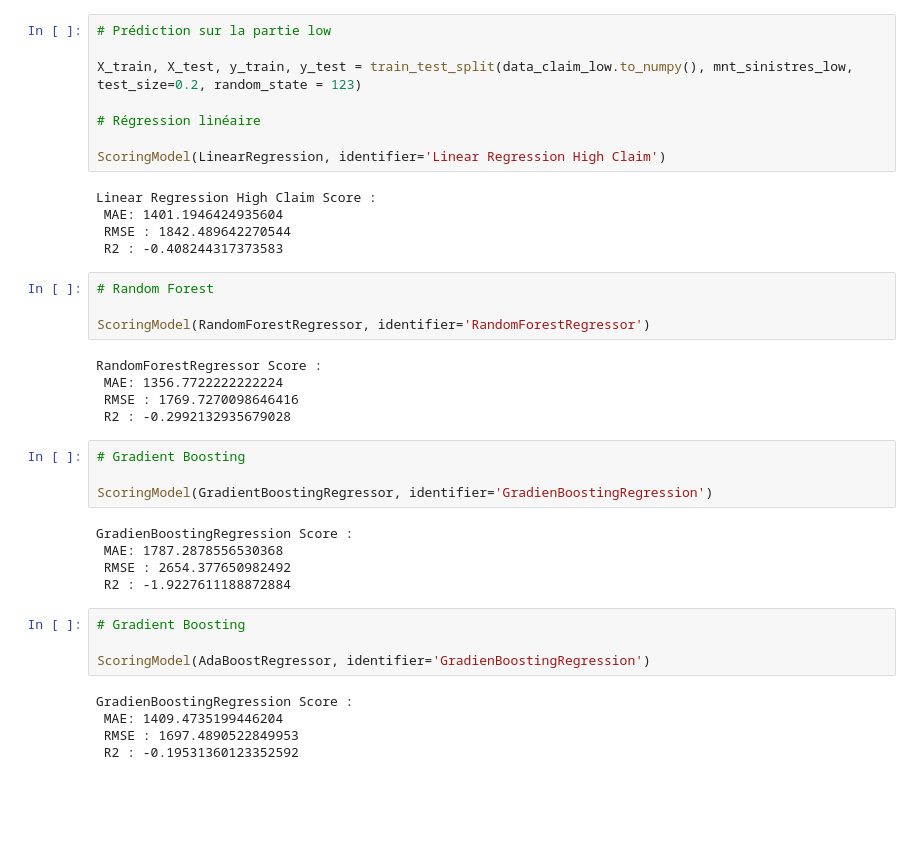
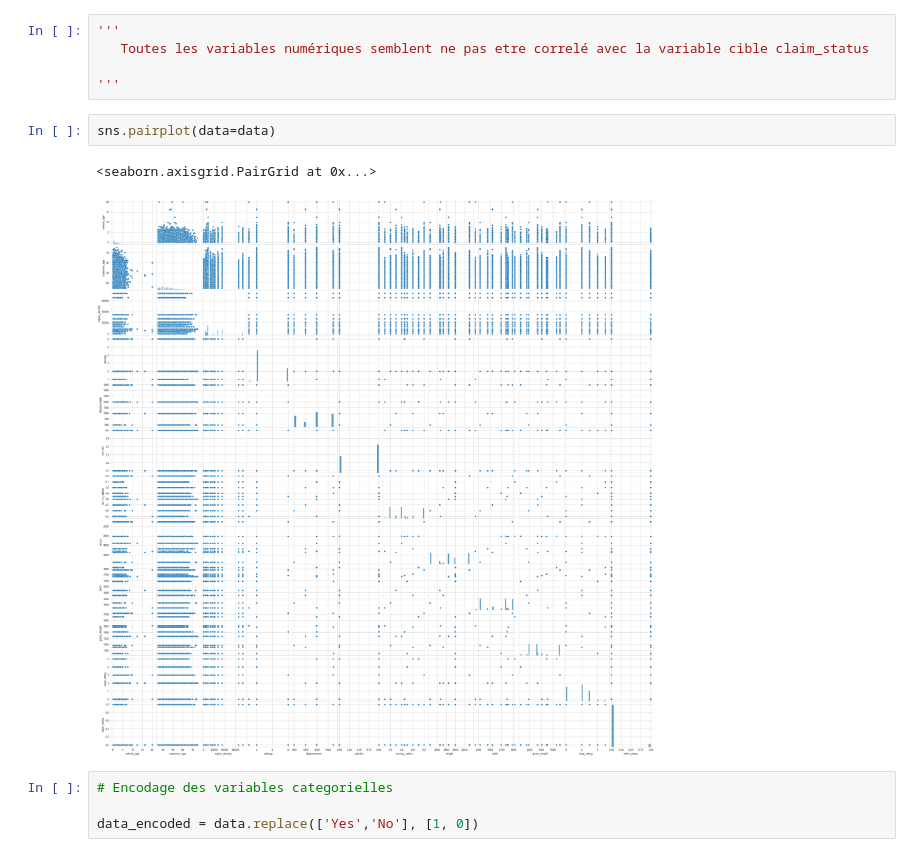
Before and after one commit to Aurami11/ml_tarification_classification, a Jupyter notebook: ml_tarification_auto.ipynb, the cells around one changed output. Drawn from its saved outputs; the diff is of its cells as text; blank space fills up the shorter version.

```diff
--- a/ml_tarification_auto.ipynb
+++ b/ml_tarification_auto.ipynb
@@ -613,40 +271,14 @@ GradienBoostingRegression Score :
-# %%
-# Prédiction sur la partie low
-
-X_train, X_test, y_train, y_test = train_test_split(data_claim_low.to_numpy(), mnt_sinistres_low, test_size=0.2, random_state = 123)
-
-# Régression linéaire
-
-ScoringModel(LinearRegression, identifier='Linear Regression High Claim')
-# %% [output]
-Linear Regression High Claim Score :
- MAE: 1401.1946424935604
- RMSE : 1842.489642270544
- R2 : -0.408244317373583
-# %%
-# Random Forest
-
-ScoringModel(RandomForestRegressor, identifier='RandomForestRegressor')
-# %% [output]
-RandomForestRegressor Score :
- MAE: 1356.7722222222224
- RMSE : 1769.7270098646416
- R2 : -0.2992132935679028
-# %%
-# Gradient Boosting
-
-ScoringModel(GradientBoostingRegressor, identifier='GradienBoostingRegression')
-# %% [output]
-GradienBoostingRegression Score :
- MAE: 1787.2878556530368
- RMSE : 2654.377650982492
- R2 : -1.9227611188872884
-# %%
-# Gradient Boosting
-
-ScoringModel(AdaBoostRegressor, identifier='GradienBoostingRegression')
-# %% [output]
-GradienBoostingRegression Score :
- MAE: 1409.4735199446204
- RMSE : 1697.4890522849953
- R2 : -0.19531360123352592
+# %%
+'''
+   Toutes les variables numériques semblent ne pas etre correlé avec la variable cible claim_status
+
+'''
+# %%
+sns.pairplot(data=data)
+# %% [output]
+<seaborn.axisgrid.PairGrid at 0x...>
+[figure, added]
+# %%
+# Encodage des variables categorielles
+
+data_encoded = data.replace(['Yes','No'], [1, 0])
```
Also changed, not shown: parts of 83 cells of this notebook, 1 other file.
